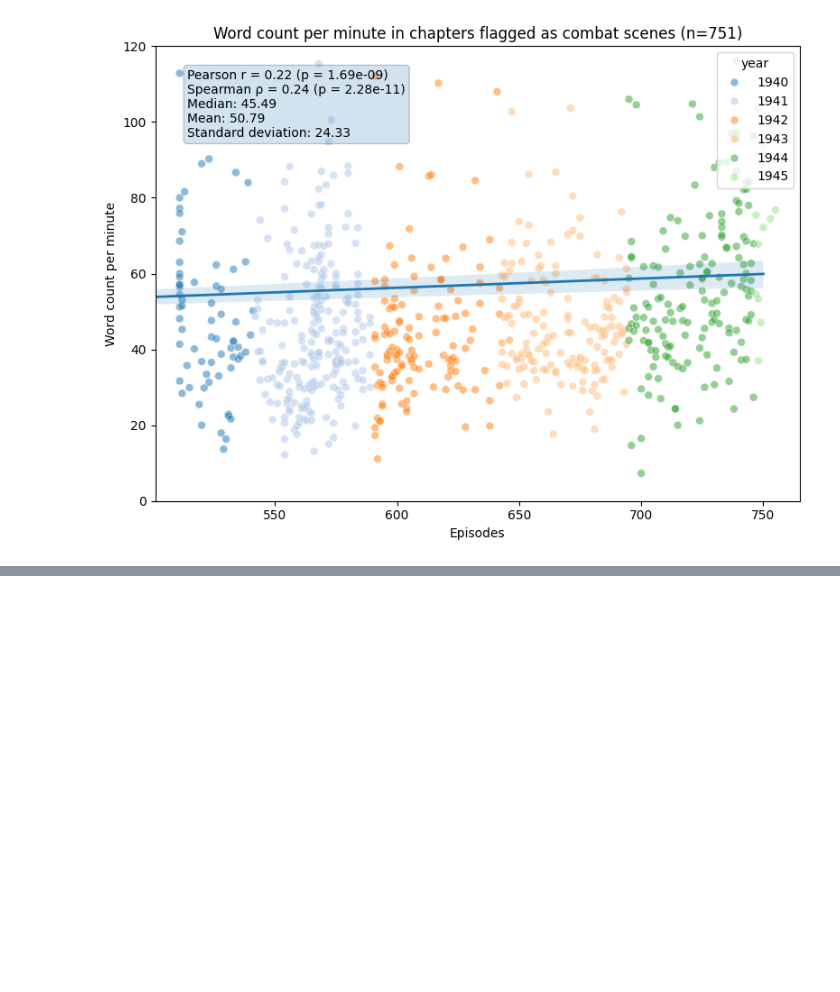
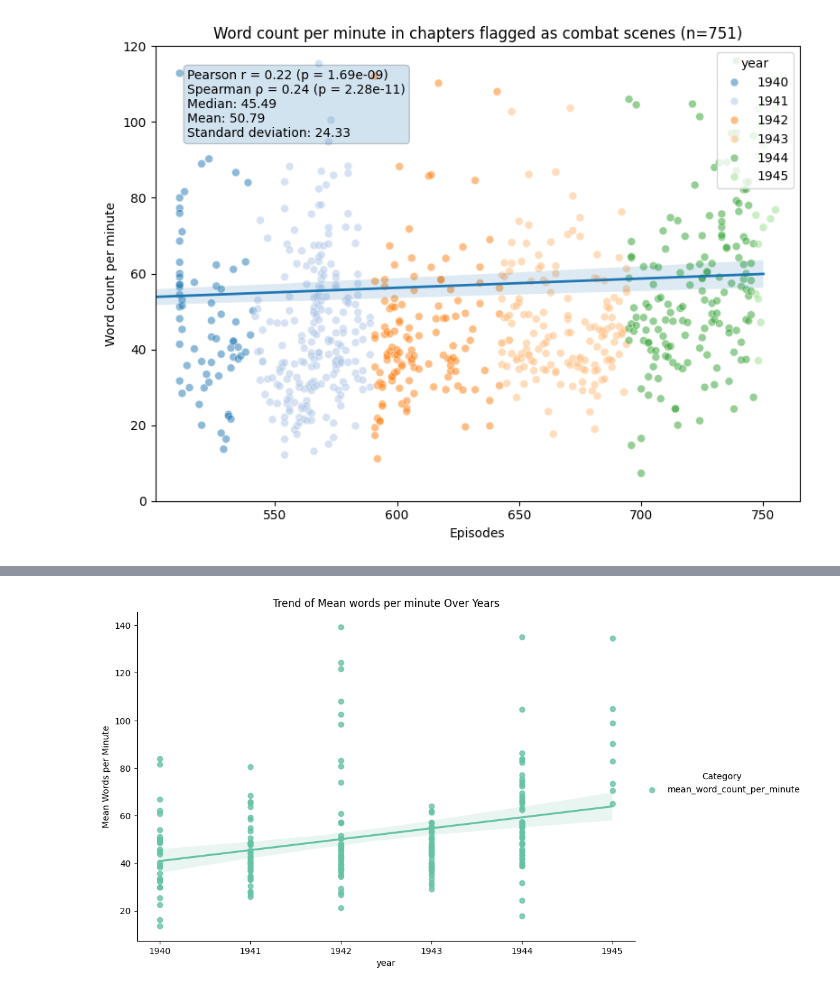
Before and after one commit to chill-bird/cultural_analytics_project, a Jupyter notebook: src/analysis/analyze_word_count.ipynb, the cells around one changed output, grey strips where cells are left out. Saved outputs shown, nothing was run; the diff lists cells and outputs as text; code cells hidden in the pictures; blank space fills up the shorter version.

```diff
--- a/src/analysis/analyze_word_count.ipynb
+++ b/src/analysis/analyze_word_count.ipynb
@@ -164,3 +164,10 @@ plt.tight_layout()
 plt.show()
 # %% [output]
 [figure]
+# %%
+episode_stats = df.groupby(['episode', 'year'])['word_count_per_minute'].agg(
+    mean_word_count_per_minute='mean',
+    median_word_count_per_minute='median',
+    q25=lambda x: x.quantile(0.25),
+    q75=lambda x: x.quantile(0.75)
+).reset_index()
@@ -166,0 +190,23 @@ plt.show()
+# %%
+episode_stats_long = episode_stats.melt(
+    id_vars=['year', 'episode'],
+    value_vars=['mean_word_count_per_minute'],
+    var_name='Category',
+    value_name='Mean Words per Minute'
+)
+
+# Plot trendlines using linear regression
+sns.lmplot(
+    data=episode_stats_long,
+    x='year',
+    y='Mean Words per Minute',
+    hue='Category',
+    palette='Set2',
+    height=6,
+    aspect=1.5,
+    ci=95  # 95% confidence interval
+)
+plt.title("Trend of Mean words per minute Over Years")
+plt.show()
+# %% [output]
+[figure, added]
```
Also changed, not shown: parts of 1 cell of this notebook, 5 other files.
